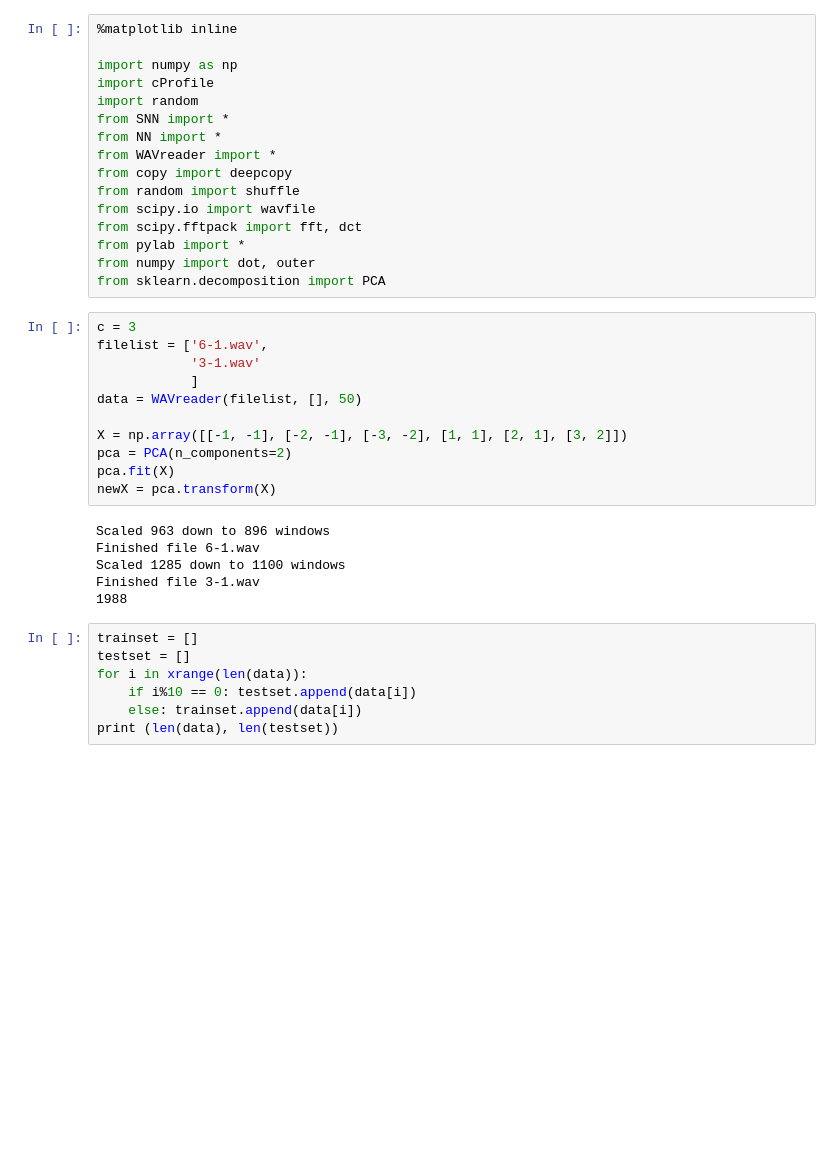
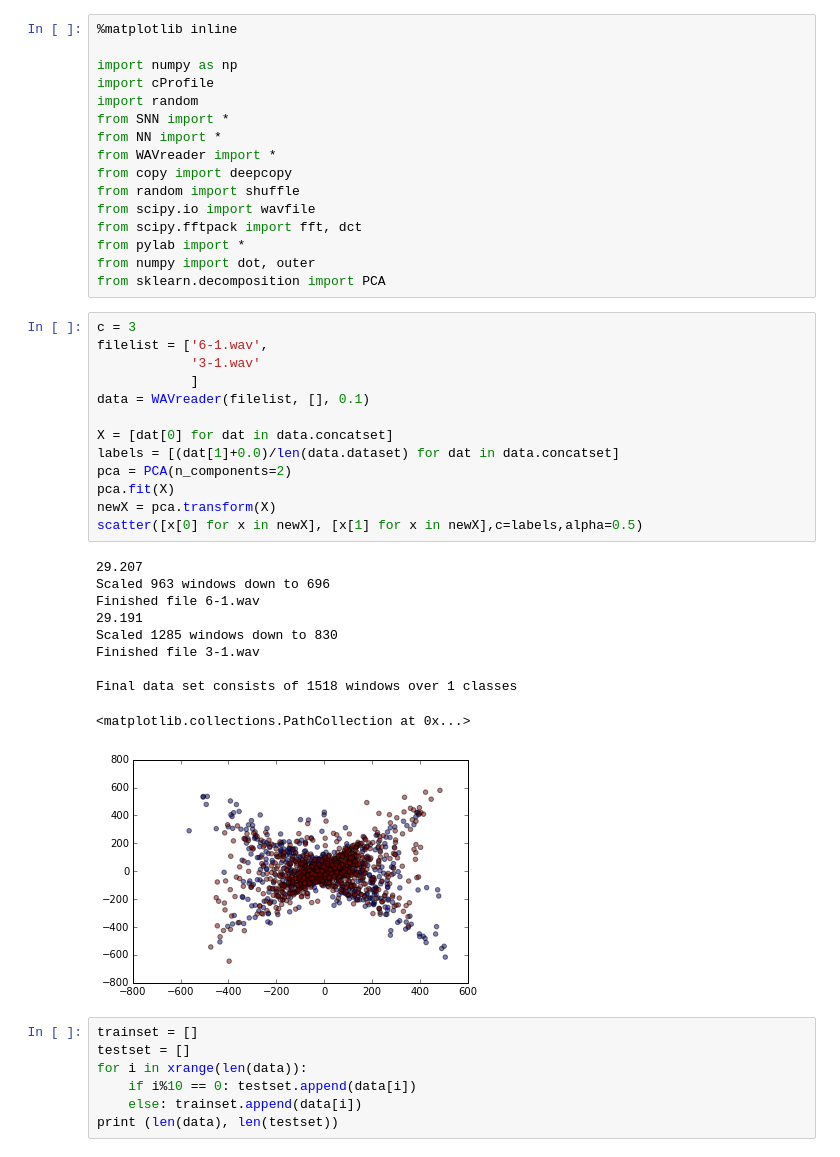
Before and after one commit to daviswer/SpeechAuthenticator, a Jupyter notebook: AnalysisEngine.ipynb, the cells around one changed output. Drawn from its saved outputs; the diff is of its cells as text; blank space fills up the shorter version.

Commit message:
WAVreader updates + visualization finished
PCA visualization enabled. Example given in HowToUseWAVreader.py

```diff
--- a/AnalysisEngine.ipynb
+++ b/AnalysisEngine.ipynb
@@ -17,20 +17,27 @@ from sklearn.decomposition import PCA
 # %%
 c = 3
 filelist = ['6-1.wav',
             '3-1.wav'
             ]
-data = WAVreader(filelist, [], 50)
+data = WAVreader(filelist, [], 0.1)
 
-X = np.array([[-1, -1], [-2, -1], [-3, -2], [1, 1], [2, 1], [3, 2]])
+X = [dat[0] for dat in data.concatset]
+labels = [(dat[1]+0.0)/len(data.dataset) for dat in data.concatset]
 pca = PCA(n_components=2)
 pca.fit(X)
 newX = pca.transform(X)
+scatter([x[0] for x in newX], [x[1] for x in newX],c=labels,alpha=0.5)
 # %% [output]
-Scaled 963 down to 896 windows
+29.207
+Scaled 963 windows down to 696
 Finished file 6-1.wav
-Scaled 1285 down to 1100 windows
+29.191
+Scaled 1285 windows down to 830
 Finished file 3-1.wav
-1988
+
+Final data set consists of 1518 windows over 1 classes
+<matplotlib.collections.PathCollection at 0x...>
+[figure, added]
 # %%
 trainset = []
 testset = []
```
Also changed, not shown: 3 other files.
